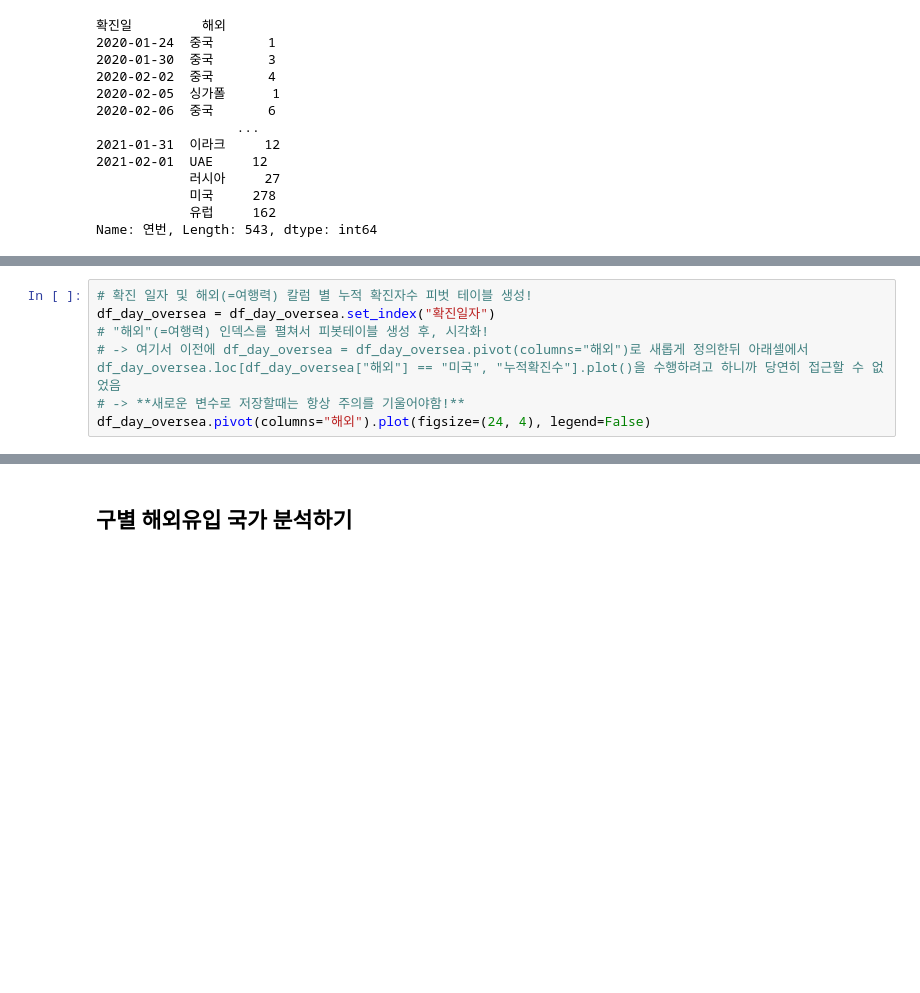
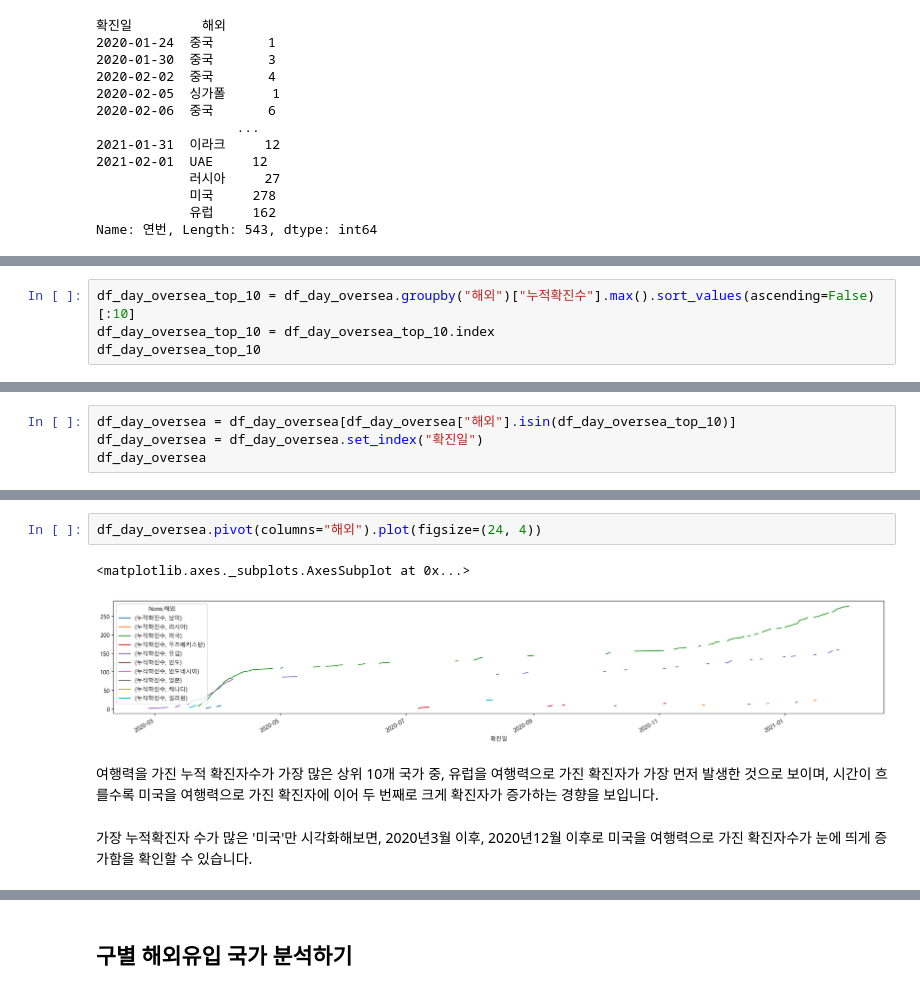
Before and after one commit to dhleegarret/data_analysis, a Jupyter notebook: todaycode/seoul_covid19_EDA_2021_02_01.ipynb, the cells around one changed output, grey strips where cells are left out. Cells and saved outputs as stored; diff of their text form; blank space fills up the shorter version.

```diff
--- a/todaycode/seoul_covid19_EDA_2021_02_01.ipynb
+++ b/todaycode/seoul_covid19_EDA_2021_02_01.ipynb
@@ -1300,7 +1294,0 @@ plt.grid(True)
-# %%
-# 확진 일자 및 해외(=여행력) 칼럼 별 누적 확진자수 피벗 테이블 생성!
-df_day_oversea = df_day_oversea.set_index("확진일자")
-# "해외"(=여행력) 인덱스를 펼쳐서 피봇테이블 생성 후, 시각화!
-# -> 여기서 이전에 df_day_oversea = df_day_oversea.pivot(columns="해외")로 새롭게 정의한뒤 아래셀에서 df_day_oversea.loc[df_day_oversea["해외"] == "미국", "누적확진수"].plot()을 수행하려고 하니까 당연히 접근할 수 없었음
-# -> **새로운 변수로 저장할때는 항상 주의를 기울어야함!**
-df_day_oversea.pivot(columns="해외").plot(figsize=(24, 4), legend=False)
@@ -1311,0 +1297,4 @@ df_day_oversea["해외"].head()
+# %%
+df_day_oversea_top_10 = df_day_oversea.groupby("해외")["누적확진수"].max().sort_values(ascending=False)[:10]
+df_day_oversea_top_10 = df_day_oversea_top_10.index
+df_day_oversea_top_10
@@ -1311,0 +1303,4 @@ df_day_oversea["해외"].head()
+# %%
+df_day_oversea = df_day_oversea[df_day_oversea["해외"].isin(df_day_oversea_top_10)]
+df_day_oversea = df_day_oversea.set_index("확진일")
+df_day_oversea
@@ -1312,2 +1322,11 @@ df_day_oversea["해외"].head()
+# %%
+df_day_oversea.pivot(columns="해외").plot(figsize=(24, 4))
+# %% [output]
+<matplotlib.axes._subplots.AxesSubplot at 0x...>
+[figure, added]
+# %% [markdown]
+여행력을 가진 누적 확진자수가 가장 많은 상위 10개 국가 중, 유럽을 여행력으로 가진 확진자가 가장 먼저 발생한 것으로 보이며, 시간이 흐를수록 미국을 여행력으로 가진 확진자에 이어 두 번째로 크게 확진자가 증가하는 경향을 보입니다.
+# %% [markdown]
+가장 누적확진자 수가 많은 '미국'만 시각화해보면, 2020년3월 이후, 2020년12월 이후로 미국을 여행력으로 가진 확진자수가 눈에 띄게 증가함을 확인할 수 있습니다.
 # %%
 df_day_oversea.loc[df_day_oversea["해외"] == "미국", "누적확진수"].plot()
```
Also changed, not shown: parts of 117 cells of this notebook, 1 other file.
